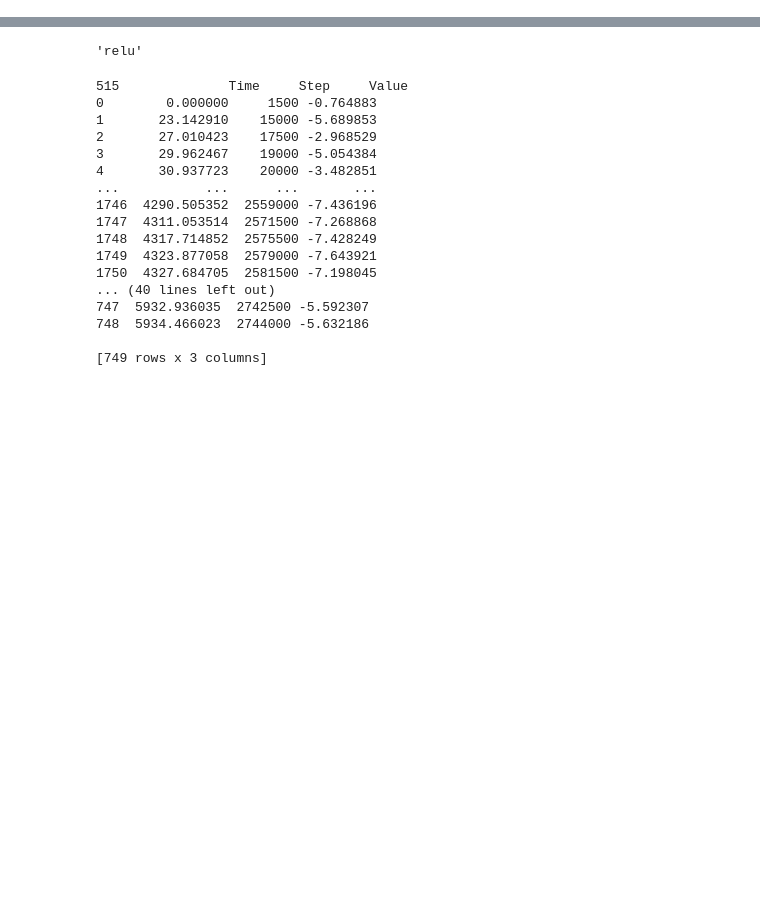
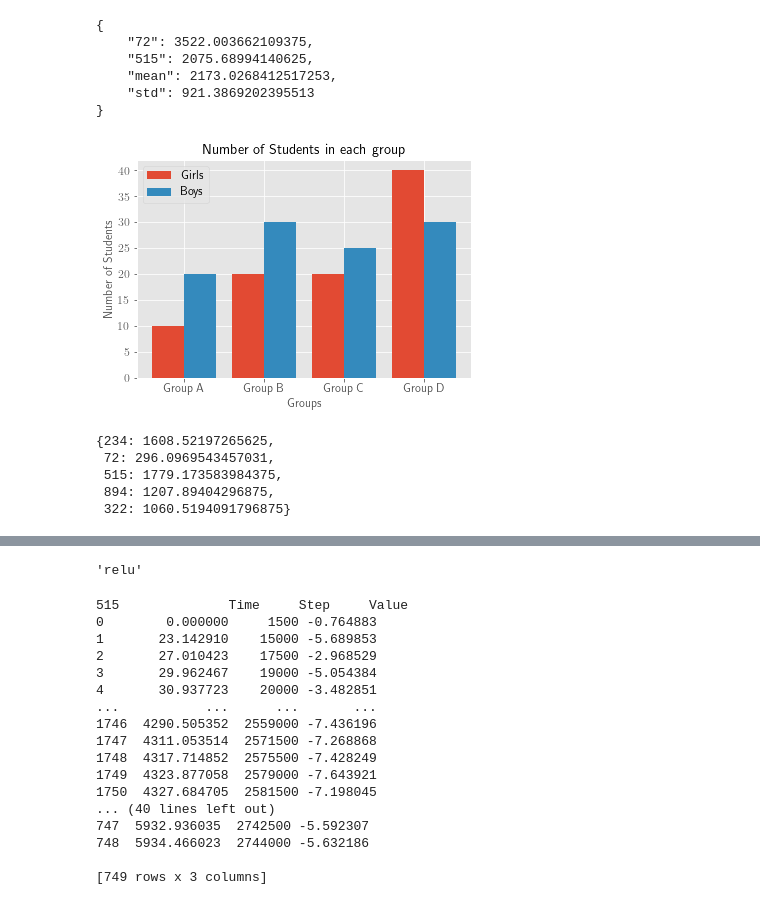
Before and after one commit to iov9000/cleanrl, a Jupyter notebook: cleanrl/load_results.ipynb, the cells around one changed output, grey strips where cells are left out. Drawn from its saved outputs; the diff is of its cells as text; code cells hidden in the pictures; blank space fills up the shorter version.

```diff
--- a/cleanrl/load_results.ipynb
+++ b/cleanrl/load_results.ipynb
@@ -340,0 +466,29 @@ for k,v in ea_dict.items():
+# %%
+print(json.dumps(df_dict_gail[1]['ppo']['Hopper-v3'][0.0][10]["tanh"], indent=4))
+#print(json.dumps(df_dict_swil[1]['ppo']['Hopper-v3'], indent=4))
+#print(json.dumps(df_dict_airl[1]['ppo']['Walker2d-v3'], indent=4))
+# %% [output]
+{
+    "72": 3522.003662109375,
+    "515": 2075.68994140625,
+    "mean": 2173.0268412517253,
+    "std": 921.3869202395513
+}
+# %%
+X = ['Group A','Group B','Group C','Group D']
+Ygirls = [10,20,20,40]
+Zboys = [20,30,25,30]
+
+X_axis = np.arange(len(X))
+
+plt.bar(X_axis - 0.2, Ygirls, 0.4, label = 'Girls')
+plt.bar(X_axis + 0.2, Zboys, 0.4, label = 'Boys')
+
+plt.xticks(X_axis, X)
+plt.xlabel("Groups")
+plt.ylabel("Number of Students")
+plt.title("Number of Students in each group")
+plt.legend()
+plt.show()
+# %% [output]
+[figure, added]
@@ -340,0 +497,8 @@ for k,v in ea_dict.items():
+# %%
+df_dict_swil[1]['ppo']['Hopper-v3'][50][25]['prelu']
+# %% [output]
+{234: 1608.52197265625,
+ 72: 296.0969543457031,
+ 515: 1779.173583984375,
+ 894: 1207.89404296875,
+ 322: 1060.5194091796875}
```
Also changed, not shown: parts of 18 cells of this notebook, 6 other files.
